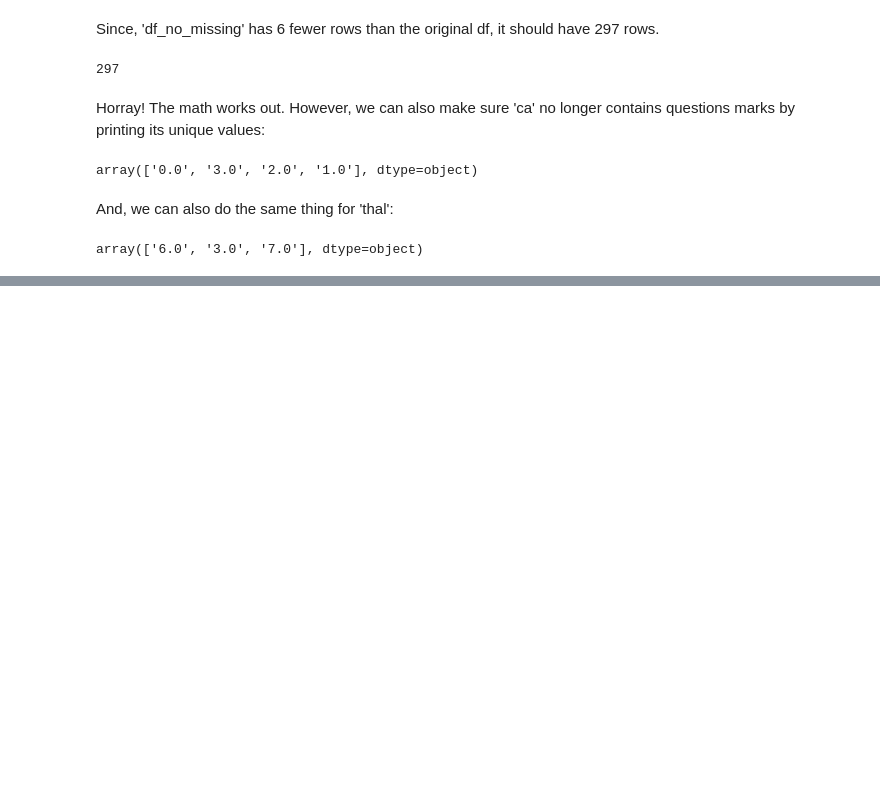
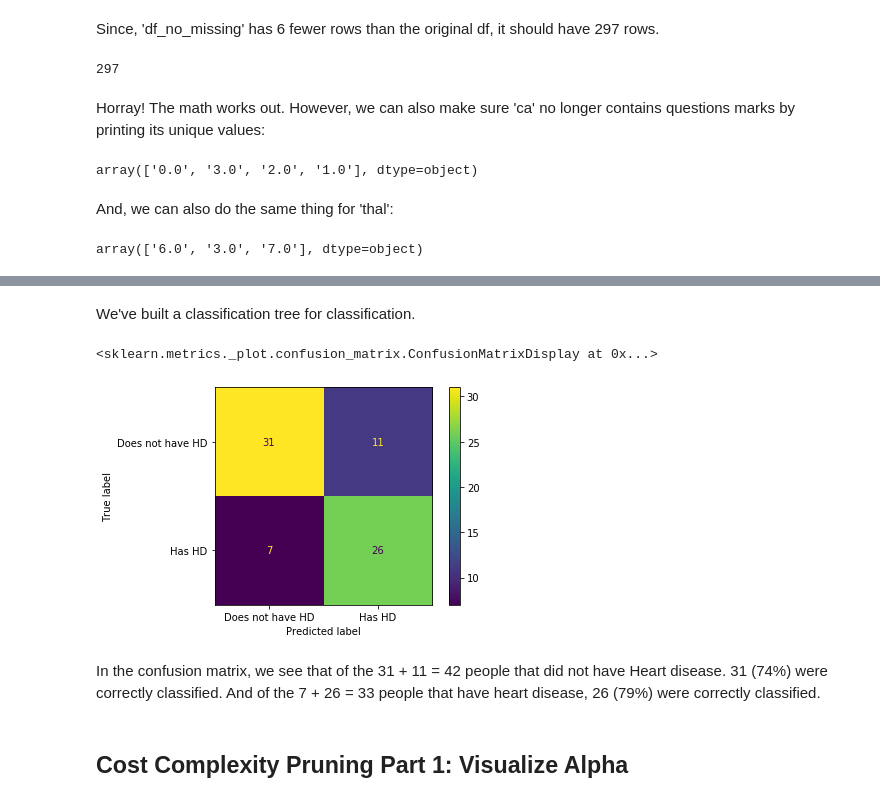
Before and after one commit to nabilatajrin/ford_used_car_analysis_-, a Jupyter notebook: processed_cleaveland_data_analysis.ipynb, the cells around one changed output, grey strips where cells are left out. Saved outputs shown, nothing was run; the diff lists cells and outputs as text; code cells hidden in the pictures; blank space fills up the shorter version.

```diff
--- a/processed_cleaveland_data_analysis.ipynb
+++ b/processed_cleaveland_data_analysis.ipynb
@@ -482,0 +291,13 @@ plt.show()
+# %% [markdown]
+We've built a classification tree for classification.
+# %%
+## plot_confusion_matrix() will run the test data down the tree and draw
+## a confusion matrix
+plot_confusion_matrix(clf_dt, X_test, Y_test, display_labels = ["Does not have HD", "Has HD"])
+# %% [output]
+<sklearn.metrics._plot.confusion_matrix.ConfusionMatrixDisplay at 0x...>
+[figure, added]
+# %% [markdown]
+In the confusion matrix, we see that of the 31 + 11 = 42 people that did not have Heart disease. 31 (74%) were correctly classified. And of the 7 + 26 = 33 people that have heart disease, 26 (79%) were correctly classified.
+# %% [markdown]
+## Cost Complexity Pruning Part 1: Visualize Alpha
```
Also changed, not shown: parts of 85 cells of this notebook.
